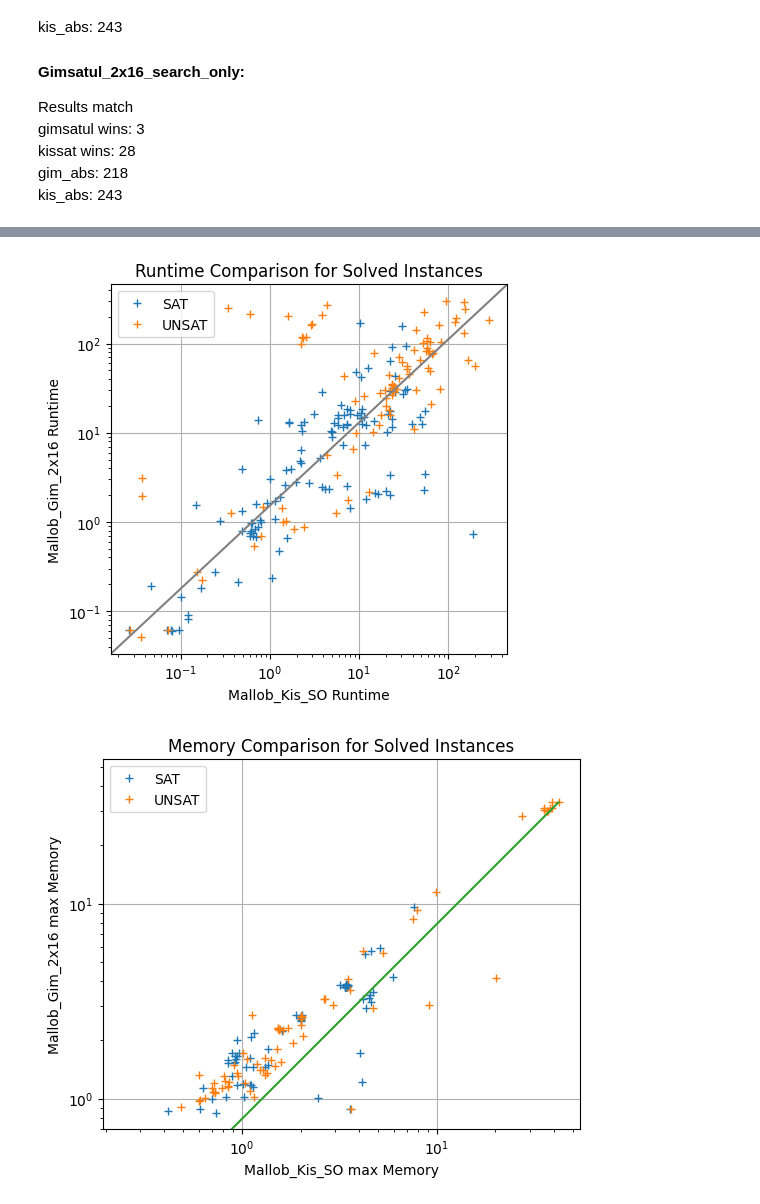
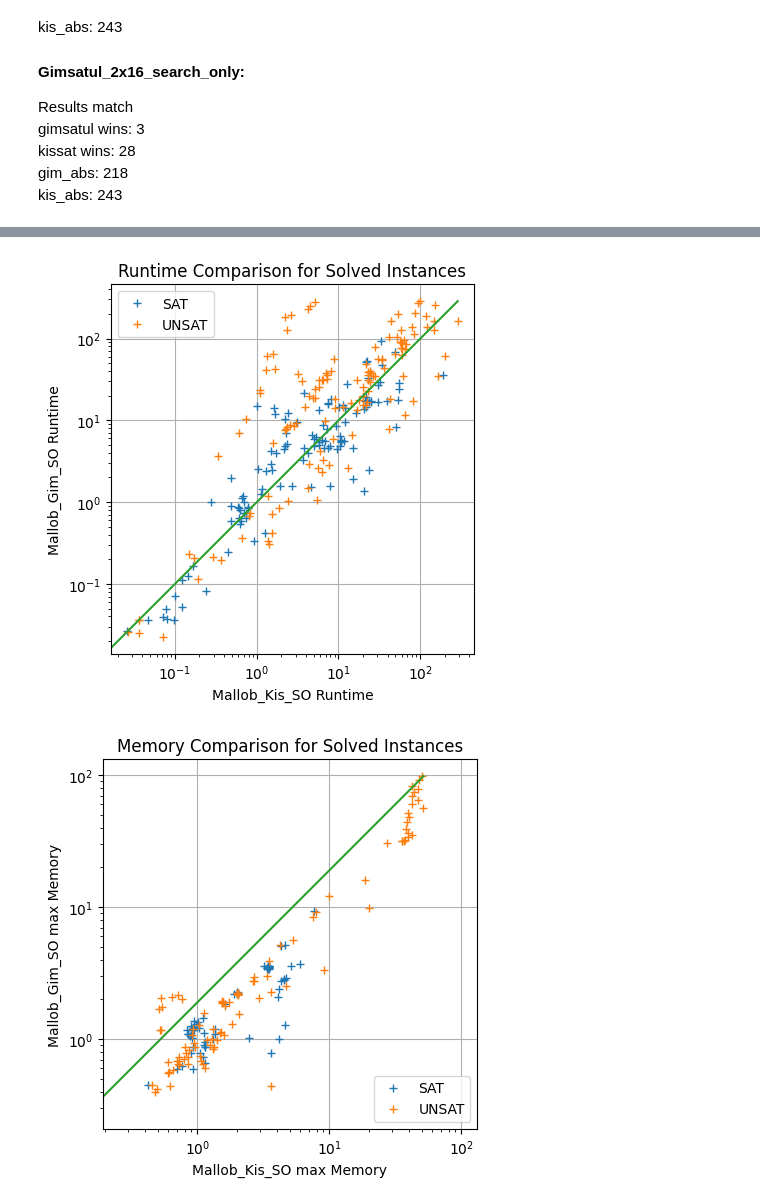
Before and after one commit to rubenGoetz/mallob, a Jupyter notebook: notebooks/plot_data.ipynb, the cells around one changed output, grey strips where cells are left out. Drawn from its saved outputs; the diff is of its cells as text; code cells hidden in the pictures.

Commit message:
plots

```diff
--- a/notebooks/plot_data.ipynb
+++ b/notebooks/plot_data.ipynb
@@ -17,6 +17,7 @@ kissat_baseline_path = '../logs_kissat'
 kissat_search_only_path = '../logs_kissat_search_only'
 plain_gimsatul_path = '../logs_plain_gimsatul'
 serial_kissat_path = '../logs_serial'
+gimsatul_search_only_path = '../logs_gimsatul_SO'
 # %% [markdown]
 ### Select Paths for Comparison
 # %%
@@ -24,14 +25,16 @@ solver_paths = [# kissat_baseline_path,
                 kissat_search_only_path,
                 # plain_gimsatul_path,
                 # gim_search_only_path,
+                gimsatul_2x16_path,
                 serial_kissat_path,
-                gimsatul_2x16_path]
-solver_names = [#'Mallob_Kis',
+                gimsatul_search_only_path]
+solver_names = [# 'Mallob_Kis',
                 'Mallob_Kis_SO',
                 # 'Plain_Gim',
                 # 'Mallob_Gim_SO',
+                'Mallob_Gim_2x16',
                 'Serial',
-                'Mallob_Gim_2x16',]
+                'Mallob_Gim_SO',]
 # %% [markdown]
 ### Compare 2 Results
 # %%
@@ -299,43 +302,45 @@ plt.plot(df_solved[df_solved[f"{solver_1_name}_result"] == 1][f"{solver_1_name}_
 plt.plot(df_solved[df_solved[f"{solver_1_name}_result"] == -1][f"{solver_1_name}_runtime"],
          df_solved[df_solved[f"{solver_2_name}_result"] == -1][f"{solver_2_name}_runtime"],
          '+')
+plt.plot([0, max(df_solved[df_solved[f"{solver_1_name}_result"] != 0][f"{solver_1_name}_runtime"])],
+         [0, max(df_solved[df_solved[f"{solver_2_name}_result"] != 0][f"{solver_2_name}_runtime"])])
 plt.xscale('log')
 plt.yscale('log')
 plt.legend(['SAT', 'UNSAT'])
 plt.title('Runtime Comparison for Solved Instances')
 plt.xlabel(f"{solver_1_name} Runtime")
 plt.ylabel(f"{solver_2_name} Runtime")
 plt.axis('square')
-ax = plt.subplot()
-ax.plot([0, 1], [0, 1], transform=ax.transAxes, color='grey')
+# ax = plt.subplot()
+# ax.plot([0, 1], [0, 1], transform=ax.transAxes, color='grey')
 plt.grid()
 plt.show()
 
 
 # 2D Mem for solved instances only
 
 plt.plot(df_solved[df_solved[f"{solver_1_name}_result"] == 1][f"{solver_1_name}_memory"],
          df_solved[df_solved[f"{solver_2_name}_result"] == 1][f"{solver_2_name}_memory"],
          '+')
 plt.plot(df_solved[df_solved[f"{solver_1_name}_result"] == -1][f"{solver_1_name}_memory"],
          df_solved[df_solved[f"{solver_2_name}_result"] == -1][f"{solver_2_name}_memory"],
          '+')
 plt.plot([0, max(df_solved[df_solved[f"{solver_1_name}_result"] != 0][f"{solver_1_name}_memory"])],
          [0, max(df_solved[df_solved[f"{solver_2_name}_result"] != 0][f"{solver_2_name}_memory"])])
 plt.xscale('log')
 plt.yscale('log')
 plt.legend(['SAT', 'UNSAT'])
 plt.title('Memory Comparison for Solved Instances')
 plt.xlabel(f"{solver_1_name} max Memory")
 plt.ylabel(f"{solver_2_name} max Memory")
 plt.axis('square')
 #ax = plt.subplot()
 #ax.plot([0, 1], [0, 1], transform=ax.transAxes, color='grey')
 plt.grid()
 plt.show()
 # %% [output]
-[figure, old version]
+[figure, new version]
-[figure, old version]
+[figure, new version]
 # %%
 # Plot max memory diff
 diff = [row[f"{solver_1_name}_memory"] - row[f"{solver_2_name}_memory"]
```
Also changed, not shown: parts of 12 cells of this notebook.
